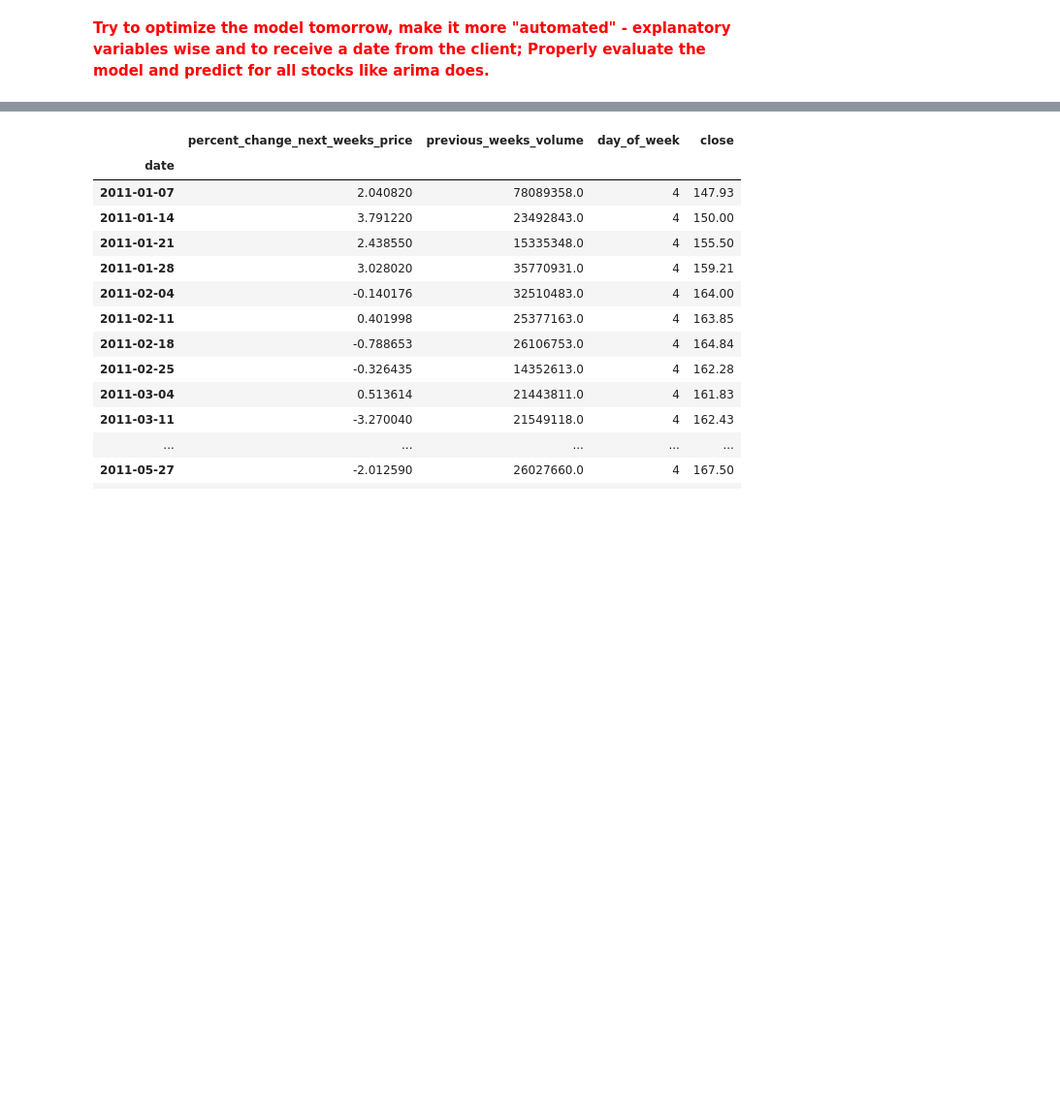
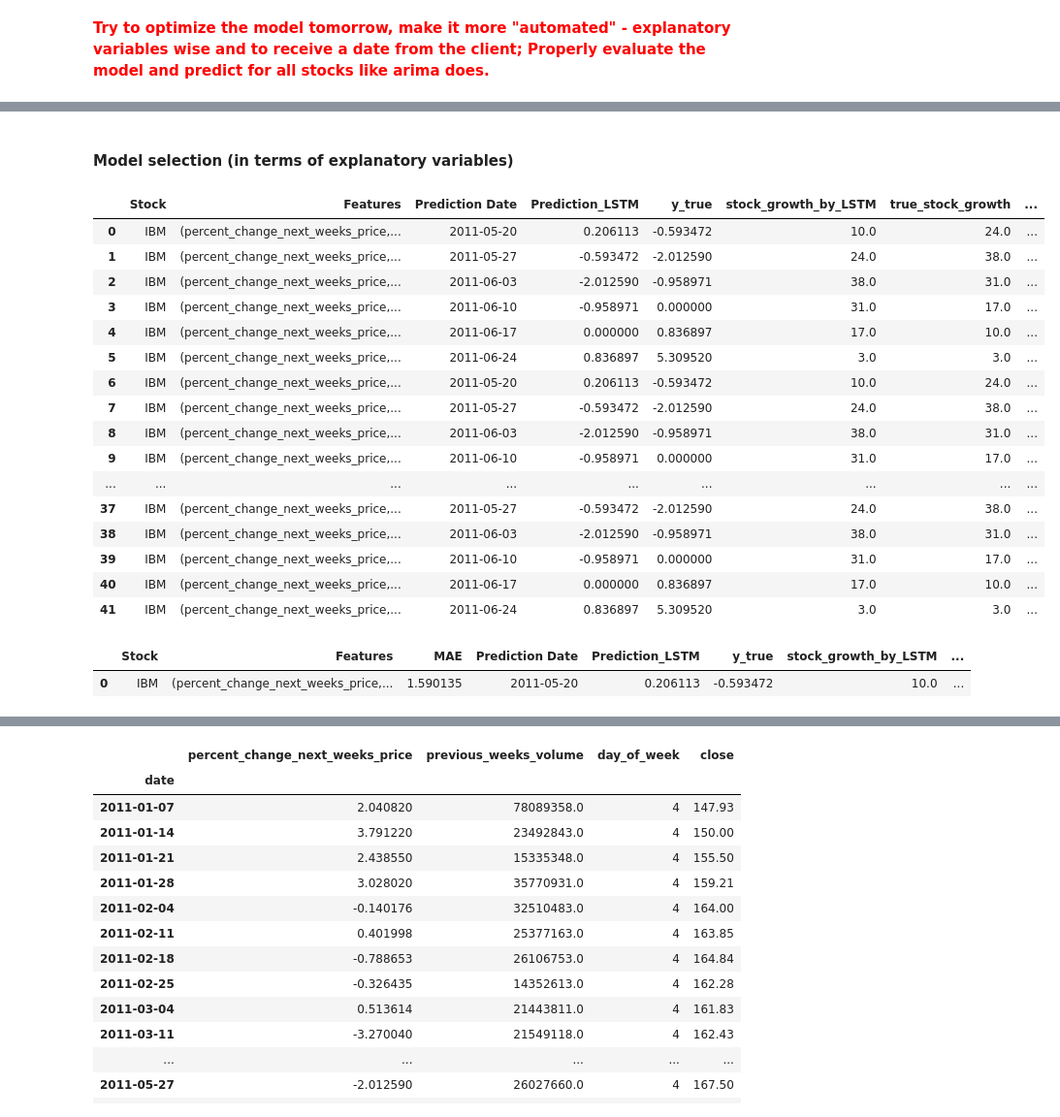
Before and after one commit to CarolinaRuivo/dowjones-index, a Jupyter notebook: template.ipynb, the cells around one changed output, grey strips where cells are left out. Shown at 97% size. Drawn from its saved outputs; the diff is of its cells as text; code cells hidden in the pictures; blank space fills up the shorter version.

Commit message:
LSTMs: Model selection working for a single stock (IBM). Tries different combinations of features and returns the best. The best combination will be used for the LSTMs predictions.

```diff
--- a/template.ipynb
+++ b/template.ipynb
@@ -1942,6 +1908,0 @@ ts_data.head()
-# %%
-# Normalize the data
-scaler = MinMaxScaler()
-scaled_data = scaler.fit_transform(ts_data)
-scaled_ts = pd.DataFrame(scaled_data, columns=ts_data.columns, index=ts_data.index)
-scaled_ts.head()
@@ -1956,2 +1909,20 @@ scaled_ts.head()
 # %% [markdown]
 <font color=#FF0000>**Try to optimize the model tomorrow, make it more "automated" - explanatory variables wise and to receive a date from the client; Properly evaluate the model and predict for all stocks like arima does.**</font>
+# %%
+lstm_explanatory_vars = ['previous_weeks_volume', 'day_of_week', 'close']
+
+def generate_variable_combinations(variables):
+    combinations = []
+    for r in range(1, len(variables) + 1):
+        combinations.extend(itertools.combinations(variables, r))
+    return combinations
+
+# Generate all possible combinations
+all_feature_combinations = generate_variable_combinations(lstm_explanatory_vars)
+
+# Add 'percent_change_next_weeks_price' (output) to each combination
+complete_var_combinations = [('percent_change_next_weeks_price',) + combo for combo in all_feature_combinations]
+
+# Print all combinations
+for combination in complete_var_combinations:
+    print(combination)
@@ -2078,0 +2045,55 @@ BEFORE REVERSE: [[0.27539018]]
+# %% [markdown]
+#### Model selection (in terms of explanatory variables)
+# %%
+tobesafe=results_df.copy()
+# %%
+from sklearn.metrics import mean_absolute_error
+
+# Define a function to calculate MAE within each group
+def calculate_mae(group):
+    return mean_absolute_error(group['Prediction_LSTM'], group['y_true'])
+
+# Group by 'Stock' and 'Prediction Date', then calculate MAE
+mae_by_group = tobesafe.groupby(['Stock', 'Features']).apply(calculate_mae).reset_index(name='MAE')
+
+# Merge the MAE DataFrame back into the original results_df
+tobesafe = pd.merge(tobesafe, mae_by_group, on=['Stock', 'Features'], how='left')
+tobesafe['absolute_error'] = abs(tobesafe['Prediction_LSTM'] - tobesafe['y_true'])
+
+tobesafe
+# %% [output]
+|  | Stock | Features | Prediction Date | Prediction_LSTM | y_true | stock_growth_by_LSTM | true_stock_growth | ... |
+| 0 | IBM | (percent_change_next_weeks_price,... | 2011-05-20 | 0.206113 | -0.593472 | 10.0 | 24.0 | ... |
+| 1 | IBM | (percent_change_next_weeks_price,... | 2011-05-27 | -0.593472 | -2.012590 | 24.0 | 38.0 | ... |
+| 2 | IBM | (percent_change_next_weeks_price,... | 2011-06-03 | -2.012590 | -0.958971 | 38.0 | 31.0 | ... |
+| 3 | IBM | (percent_change_next_weeks_price,... | 2011-06-10 | -0.958971 | 0.000000 | 31.0 | 17.0 | ... |
+| 4 | IBM | (percent_change_next_weeks_price,... | 2011-06-17 | 0.000000 | 0.836897 | 17.0 | 10.0 | ... |
+| 5 | IBM | (percent_change_next_weeks_price,... | 2011-06-24 | 0.836897 | 5.309520 | 3.0 | 3.0 | ... |
+| 6 | IBM | (percent_change_next_weeks_price,... | 2011-05-20 | 0.206113 | -0.593472 | 10.0 | 24.0 | ... |
+| 7 | IBM | (percent_change_next_weeks_price,... | 2011-05-27 | -0.593472 | -2.012590 | 24.0 | 38.0 | ... |
+| 8 | IBM | (percent_change_next_weeks_price,... | 2011-06-03 | -2.012590 | -0.958971 | 38.0 | 31.0 | ... |
+| 9 | IBM | (percent_change_next_weeks_price,... | 2011-06-10 | -0.958971 | 0.000000 | 31.0 | 17.0 | ... |
+| ... | ... | ... | ... | ... | ... | ... | ... | ... |
+| 37 | IBM | (percent_change_next_weeks_price,... | 2011-05-27 | -0.593472 | -2.012590 | 24.0 | 38.0 | ... |
+| 38 | IBM | (percent_change_next_weeks_price,... | 2011-06-03 | -2.012590 | -0.958971 | 38.0 | 31.0 | ... |
+| 39 | IBM | (percent_change_next_weeks_price,... | 2011-06-10 | -0.958971 | 0.000000 | 31.0 | 17.0 | ... |
+| 40 | IBM | (percent_change_next_weeks_price,... | 2011-06-17 | 0.000000 | 0.836897 | 17.0 | 10.0 | ... |
+| 41 | IBM | (percent_change_next_weeks_price,... | 2011-06-24 | 0.836897 | 5.309520 | 3.0 | 3.0 | ... |
+# %%
+# Calculate the mean absolute error (MAE) for each combination of stock and feature
+min_mae_df = tobesafe.groupby(['Stock', 'Features']).agg({'MAE': 'min'}).reset_index()
+
+# Find the corresponding row for the minimum MAE
+min_mae_features = pd.merge(min_mae_df, tobesafe, on=['Stock', 'Features', 'MAE'], how='inner')
+
+# Sort the DataFrame based on the number of variables in the feature and the minimum MAE
+min_mae_features_sorted = min_mae_features.sort_values(by=['Stock', 'Features'])
+
+# Select the first row for each stock after sorting
+min_mae_features_final = min_mae_features_sorted.drop_duplicates(subset='Stock', keep='first')
+
+
+min_mae_features_final
+# %% [output]
+|  | Stock | Features | MAE | Prediction Date | Prediction_LSTM | y_true | stock_growth_by_LSTM | ... |
+| 0 | IBM | (percent_change_next_weeks_price,... | 1.590135 | 2011-05-20 | 0.206113 | -0.593472 | 10.0 | ... |
```
Also changed, not shown: parts of 29 cells of this notebook.
